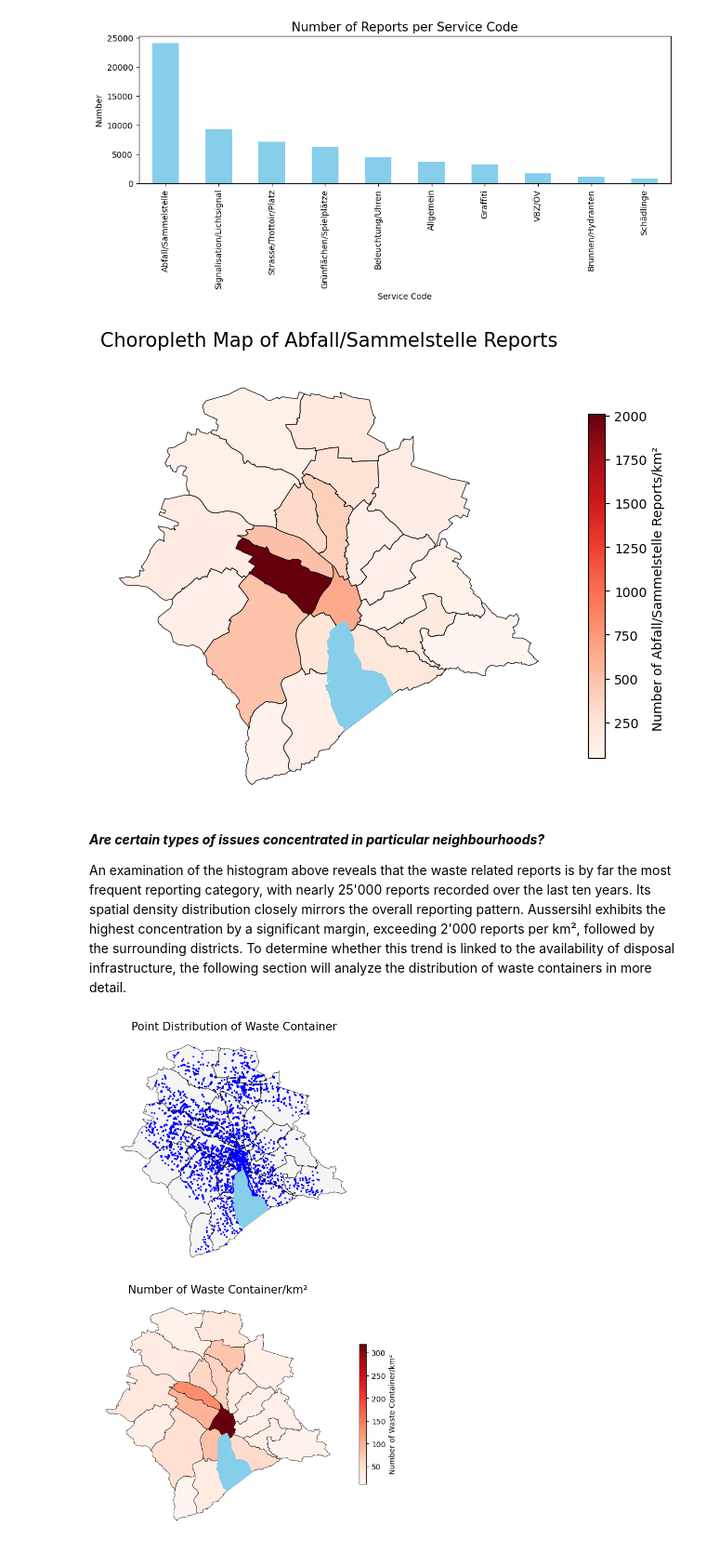
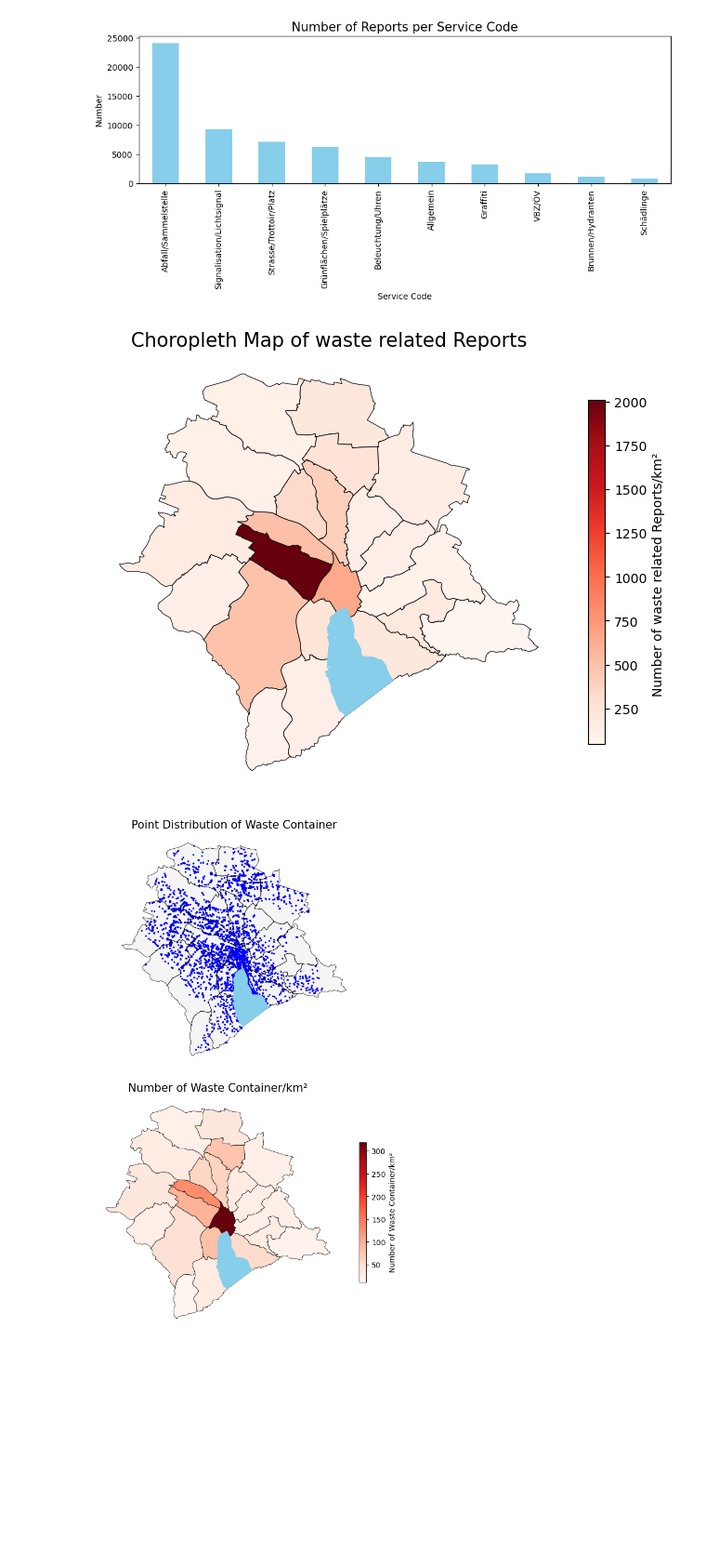
Before and after one commit to fabianott/zueriwieneu_spatial_analysis, a Jupyter notebook: notebooks/spatial_analysis.ipynb, the cells around one changed output. Shown at 93% size. Saved outputs shown, nothing was run; the diff lists cells and outputs as text; code cells hidden in the pictures; blank space fills up the shorter version.

```diff
--- a/notebooks/spatial_analysis.ipynb
+++ b/notebooks/spatial_analysis.ipynb
@@ -202,45 +207,40 @@ plt.savefig("../outputs/reports_per_service_code.png", dpi=300, bbox_inches='tig
 plt.show()
 # %% [output]
 [figure]
-# %%
-# 2. Choropleth Map of Abfall/Sammelstelle Reports
-fig, ax = plt.subplots(figsize=(8,8))
-
-abfall_reports_gdf = reports_gdf[reports_gdf["service_code"] == "Abfall/Sammelstelle"].copy()
-# Calculate the area in km² of the districts for standardisation
-quartiere_gdf["area_km2"] = quartiere_gdf.geometry.area / 1_000_000
-
-# Spatial Join
-reports_quartiere_gdf = gpd.sjoin(abfall_reports_gdf, quartiere_gdf, how="inner", predicate="within")
-abfall_counts = reports_quartiere_gdf.groupby("name").size().reset_index(name="count")
-quartiere_counts_gdf = quartiere_gdf.merge(abfall_counts, on="name", how="left")
-
-# Standardization
-quartiere_counts_gdf["density"] = quartiere_counts_gdf["count"] / quartiere_counts_gdf["area_km2"]
-
-lakes_gdf.plot(ax=ax, color="skyblue",zorder=2)
-
-quartiere_counts_gdf.plot(
-    column="density",
-    cmap="Reds",
-    legend=True,
-    legend_kwds={'label': "Number of Abfall/Sammelstelle Reports/km² ", 'orientation': "vertical", "shrink": 0.6},
-    edgecolor="black",
-    linewidth=0.5,
-    ax=ax,
-    zorder=1)
-
-ax.set_title("Choropleth Map of Abfall/Sammelstelle Reports", fontsize=15)
-ax.axis("off")
-
-plt.savefig("../outputs/abfall_reports_choropleth.png", dpi=300, bbox_inches='tight')
-plt.show()
-# %% [output]
-[figure, removed]
-# %% [markdown]
-***Are certain types of issues concentrated in particular neighbourhoods?***
-
-An examination of the histogram above reveals that the waste related reports is by far the most frequent reporting category, with nearly 25'000 reports recorded over the last ten years. Its spatial density distribution closely mirrors the overall reporting pattern. Aussersihl exhibits the highest concentration by a significant margin, exceeding 2'000 reports per km², followed by the surrounding districts. To determine whether this trend is linked to the availability of disposal infrastructure, the following section will analyze the distribution of waste containers in more detail.
+# %%
+# 2. Choropleth Map of Abfall/Sammelstelle Reports
+fig, ax = plt.subplots(figsize=(8,8))
+
+abfall_reports_gdf = reports_gdf[reports_gdf["service_code"] == "Abfall/Sammelstelle"].copy()
+# Calculate the area in km² of the districts for standardisation
+quartiere_gdf["area_km2"] = quartiere_gdf.geometry.area / 1_000_000
+
+# Spatial Join
+reports_quartiere_gdf = gpd.sjoin(abfall_reports_gdf, quartiere_gdf, how="inner", predicate="within")
+abfall_counts = reports_quartiere_gdf.groupby("name").size().reset_index(name="count")
+quartiere_counts_gdf = quartiere_gdf.merge(abfall_counts, on="name", how="left")
+
+# Standardization
+quartiere_counts_gdf["density"] = quartiere_counts_gdf["count"] / quartiere_counts_gdf["area_km2"]
+
+lakes_gdf.plot(ax=ax, color="skyblue",zorder=2)
+
+quartiere_counts_gdf.plot(
+    column="density",
+    cmap="Reds",
+    legend=True,
+    legend_kwds={'label': "Number of waste related Reports/km² ", 'orientation': "vertical", "shrink": 0.6},
+    edgecolor="black",
+    linewidth=0.5,
+    ax=ax,
+    zorder=1)
+
+ax.set_title("Choropleth Map of waste related Reports", fontsize=15)
+ax.axis("off")
+
+plt.savefig("../outputs/abfall_reports_choropleth.png", dpi=300, bbox_inches='tight')
+# %% [output]
+[figure, added]
 # %%
 # Distribution of waste containers
 abfallgefaesse = gpd.read_file("../data/raw/abfallgefaesse.gpkg")
```
Also changed, not shown: parts of 5 cells of this notebook, 1 other file.
